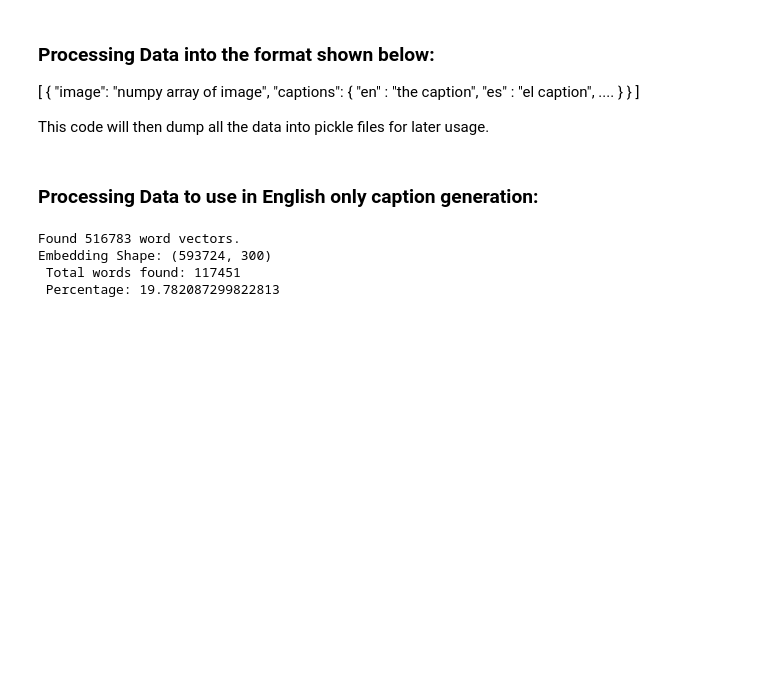
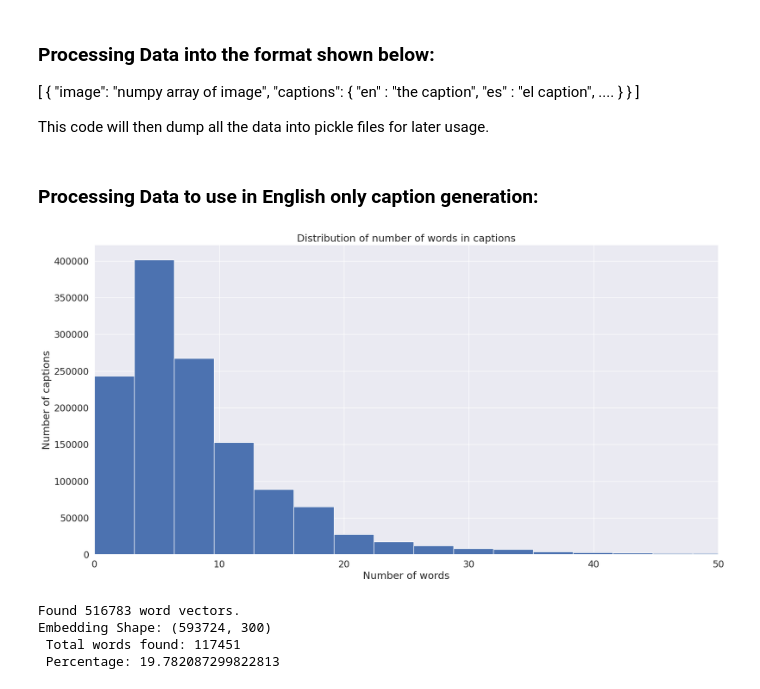
Before and after one commit to saakethkoka/ML-Lab2-Multi-Modal, a Jupyter notebook: main.ipynb, the cells around one changed output. Cells and saved outputs as stored; diff of their text form; code cells hidden in the pictures; blank space fills up the shorter version.

```diff
--- a/main.ipynb
+++ b/main.ipynb
@@ -110,6 +110,26 @@ tokenizer.word_index['<STAAART>'] = vocab_size
 tokenizer.word_index['<ENDDD>'] = vocab_size + 1
 vocab_size += 2
 word_index = tokenizer.word_index
+# %%
+# plot a distribution of the number of words in the captions
+import matplotlib.pyplot as plt
+import seaborn as sns
+sns.set_style("darkgrid")
+sns.set(font_scale=1.5)
+plt.rcParams["figure.figsize"] = (20,10)
+
+def plot_distribution(data, title):
+    plt.hist(data, bins=300)
+    plt.title(title)
+    plt.xlabel("Number of words")
+    plt.ylabel("Number of captions")
+    # cut the x axis to 50 words
+    plt.xlim(0, 50)
+    plt.show()
+
+plot_distribution([len(caption.split()) for caption in captions], "Distribution of number of words in captions")
+# %% [output]
+[figure, added]
 # %%
 def load_embeddings(filename, embed_size):
     # the embed size should match the file you load glove from
```
Also changed, not shown: parts of 4 cells of this notebook, 3 other files.
